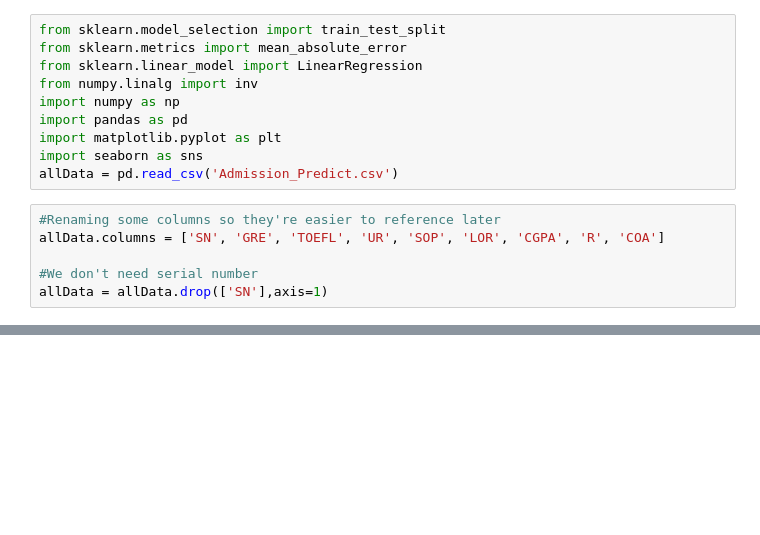
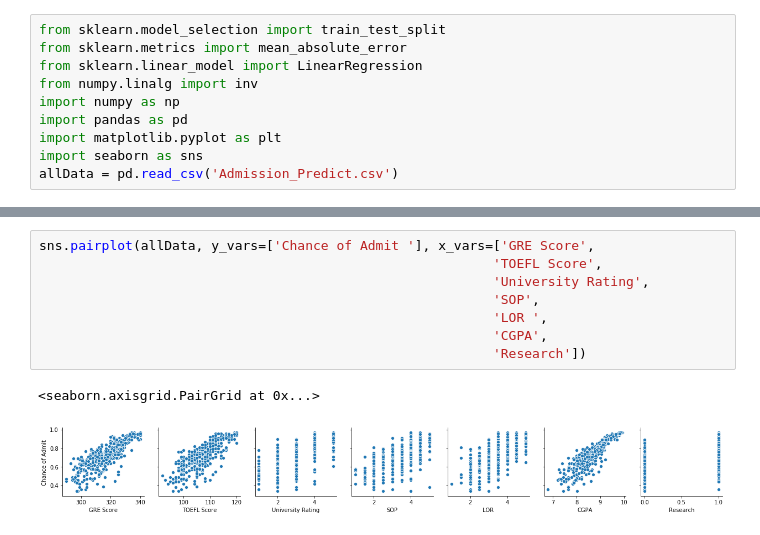
Before and after one commit to ChinmaySheth/Predicting-Admissions, a Jupyter notebook: Predicting_Admissions.ipynb, the cells around one changed output, grey strips where cells are left out. Drawn from its saved outputs; the diff is of its cells as text; blank space fills up the shorter version.

```diff
--- a/Predicting_Admissions.ipynb
+++ b/Predicting_Admissions.ipynb
@@ -8,9 +8,3 @@ import pandas as pd
 import matplotlib.pyplot as plt
 import seaborn as sns
 allData = pd.read_csv('Admission_Predict.csv')
-# %%
-#Renaming some columns so they're easier to reference later
-allData.columns = ['SN', 'GRE', 'TOEFL', 'UR', 'SOP', 'LOR', 'CGPA', 'R', 'COA']
-
-#We don't need serial number
-allData = allData.drop(['SN'],axis=1)
@@ -67,0 +45,11 @@ The mean absolute error is,  0.05492424242424242
+# %%
+sns.pairplot(allData, y_vars=['Chance of Admit '], x_vars=['GRE Score',
+                                                          'TOEFL Score',
+                                                          'University Rating',
+                                                          'SOP',
+                                                          'LOR ',
+                                                          'CGPA',
+                                                          'Research'])
+# %% [output]
+<seaborn.axisgrid.PairGrid at 0x...>
+[figure, added]
```
Also changed, not shown: parts of 12 cells of this notebook.
